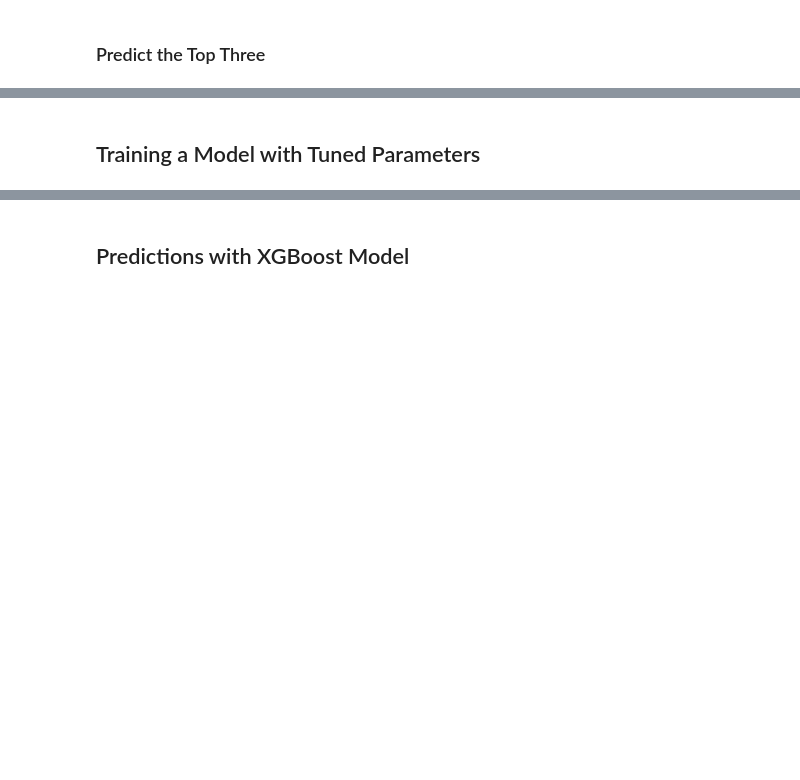
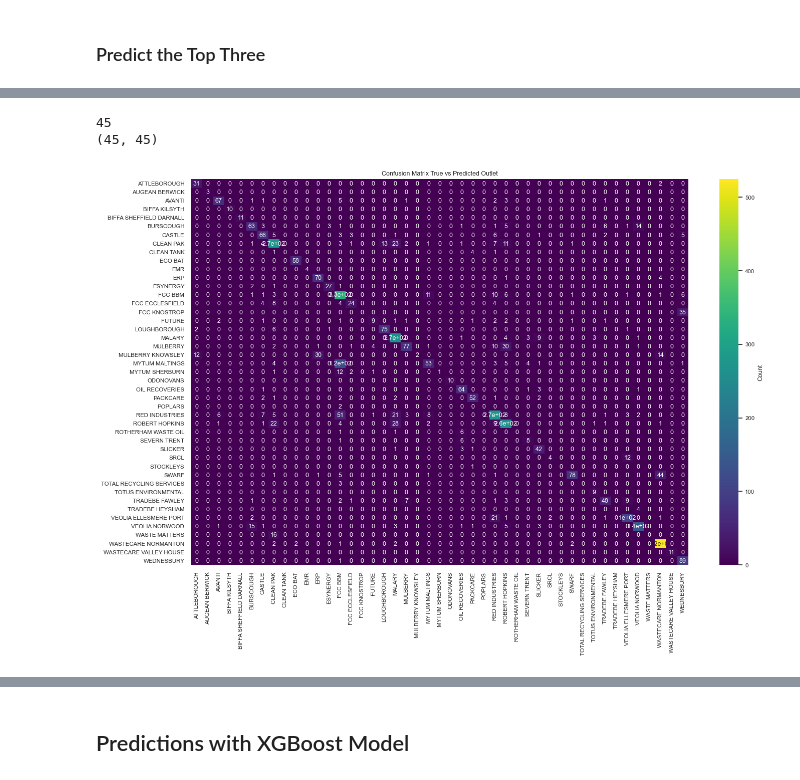
Before and after one commit to gertLush/DisposalPrediction, a Jupyter notebook: Disposal_Prediction1.ipynb, the cells around one changed output, grey strips where cells are left out. Drawn from its saved outputs; the diff is of its cells as text; code cells hidden in the pictures; blank space fills up the shorter version.

```diff
--- a/Disposal_Prediction1.ipynb
+++ b/Disposal_Prediction1.ipynb
@@ -1330,11 +1417,25 @@ params = {
     'gamma': 0.25
 }
 
-params = best_xgb_params
+xgb_params = {
+    'objective': 'multi:softmax',
+    'num_class': 45,  # Number of classes
+    'eval_metric': 'mlogloss',
+    'predict_leaf': True,
+    'colsample_bylevel': best_xgb_params['colsample_bylevel'],
+    'colsample_bytree': best_xgb_params['colsample_bytree'],
+    'learning_rate': best_xgb_params['learning_rate'],
+    'max_depth': int(best_xgb_params['max_depth']),
+    'n_estimators': int(best_xgb_params['n_estimators']),
+    'reg_alpha': best_xgb_params['reg_alpha'],
+    'reg_lambda': best_xgb_params['reg_lambda'],
+    'subsample': best_xgb_params['subsample'],
+    'gamma': best_xgb_params['gamma'],
+}
 
 xgb_pipe = Pipeline([
     ('preprocessor', preprocessor),
-    ('classifier', XGBClassifier(**params))
+    ('classifier', XGBClassifier(**xgb_params))
 ])
 # %% [markdown]
 ### Cross Validation with Xgboost
@@ -1383,2 +1521,0 @@ for i, row_top_3 in enumerate(top_3_classes):
-# %% [markdown]
-## Training a Model with Tuned Parameters
@@ -1429,21 +1522,25 @@ print('----------------------------------')
 # %%
 # Turn Disposal_Index back into Disposal names
 r_test = [outlets.loc[t, 'Disposal'] for t in y_test]
-r_pred = [outlets.loc[t, 'Disposal'] for t in y_pred]
+r_pred = [outlets.loc[t, 'Disposal'] for t in xgb_y_pred]
 labels = sorted(set(r_test))
-labelsy = sorted(set(r_pred))
+xgb_labelsy = sorted(set(r_pred))
 print(len(labels))
-cm = confusion_matrix(r_test, r_pred)
-print(cm.shape)
+xgb_cm = confusion_matrix(r_test, r_pred)
+print(xgb_cm.shape)
 
-df_cm = pd.DataFrame(cm, index=labels, columns=labels)
+df_xgb_cm = pd.DataFrame(xgb_cm, index=labels, columns=labels)
 # Plot a confusion matrix
 sn.set(font_scale=0.75)
 a4_dims = (16, 10)
 fig, ax = plt.subplots(figsize=a4_dims)
 ax.set_title("Confusion Matrix True vs Predicted Outlet")
 hm = sn.heatmap(df_cm, annot=True, cmap="viridis", cbar_kws={'label': 'Count'})
 plt.show()
+# %% [output]
+45
+(45, 45)
+[figure, added]
 # %%
 cr = classification_report(r_test, r_pred)
 print(cr)
```
Also changed, not shown: parts of 27 cells of this notebook.
